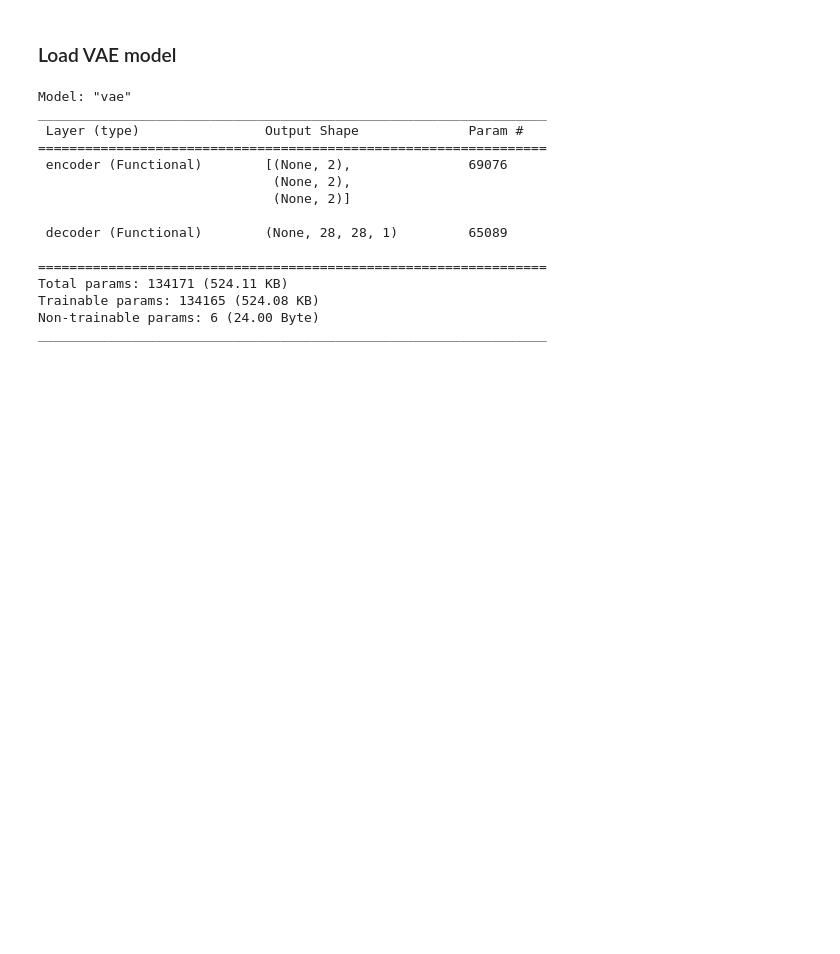
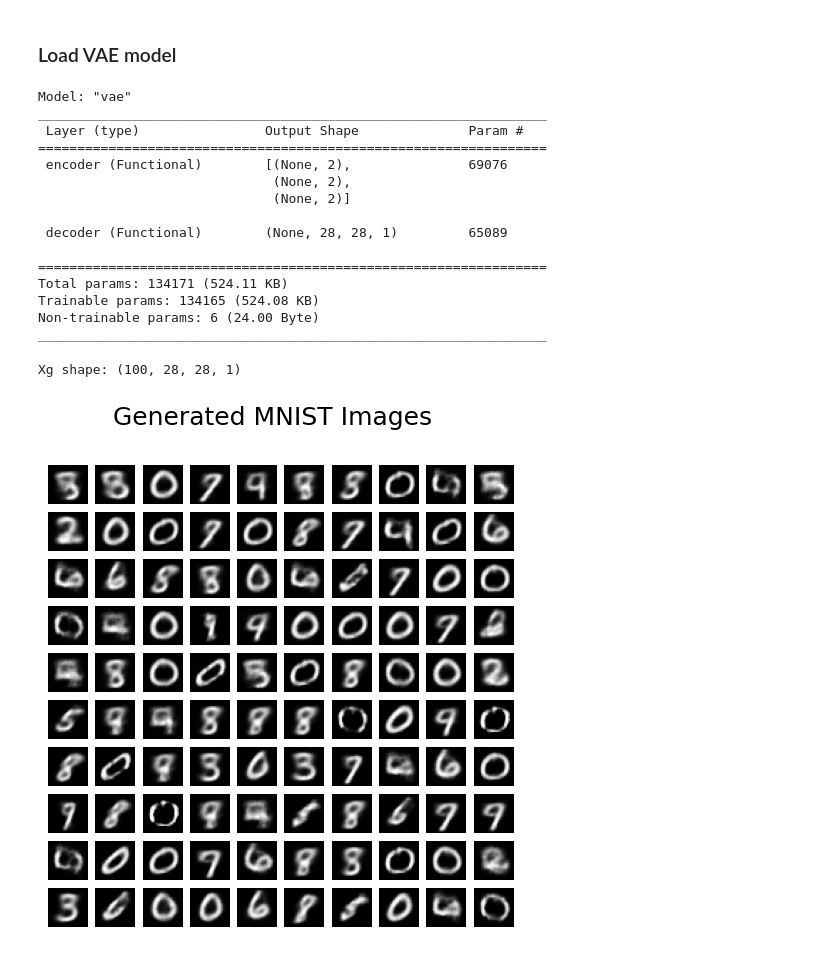
Before and after one commit to ghif/keras-poc, a Jupyter notebook: mnist/vae-inference.ipynb, the cells around one changed output. Cells and saved outputs as stored; diff of their text form; code cells hidden in the pictures; blank space fills up the shorter version.

```diff
--- a/mnist/vae-inference.ipynb
+++ b/mnist/vae-inference.ipynb
@@ -43,3 +50,13 @@ _________________________________________________________________
 modelpath = os.path.join(MODELDIR, "vae-conv_mnist.h5")
 model.load_weights(modelpath, skip_mismatch=False, by_name=False, options=None)
+# %%
+# Generate images from random latent variables
+Z = np.random.randn(100, latent_dim)
+Xg = model.decoder(Z, training=False)
+print(f"Xg shape: {Xg.shape}")
+
+U.visualize_imgrid(Xg, "Generated MNIST Images")
+# %% [output]
+Xg shape: (100, 28, 28, 1)
+[figure, added]
 # %%
```
Also changed, not shown: parts of 3 cells of this notebook, 8 other files.
